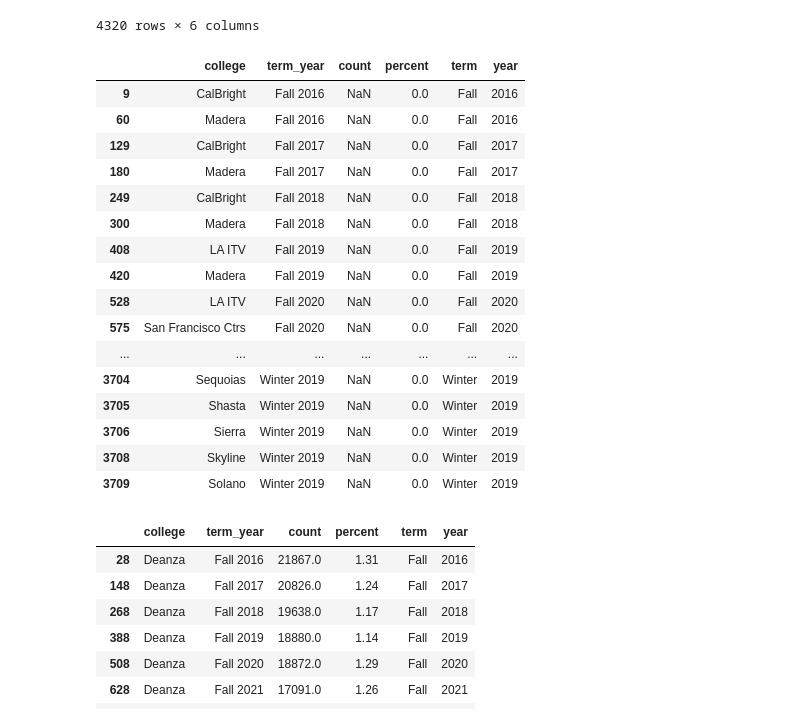
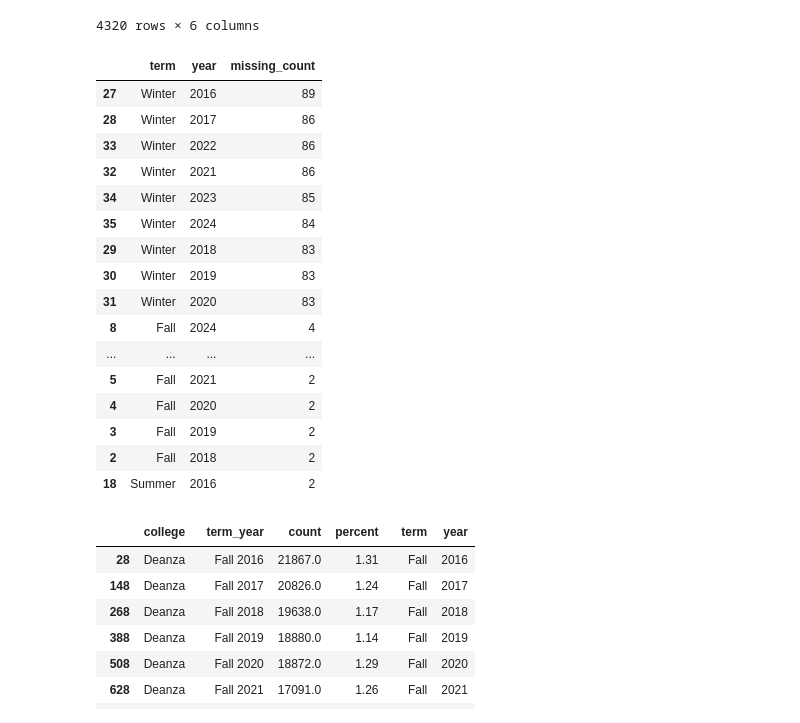
Before and after one commit to jcm-kang/ccc-enrollment-trends-2016-2024, a Jupyter notebook: California Community College Enrollment EDA 2016 - 2024.ipynb, the cells around one changed output. Drawn from its saved outputs; the diff is of its cells as text; code cells hidden in the pictures.

```diff
--- a/California Community College Enrollment EDA 2016 - 2024.ipynb
+++ b/California Community College Enrollment EDA 2016 - 2024.ipynb
@@ -124,27 +124,34 @@ count_ldf
 | 4319 | Yuba | Winter 2024 | NaN | 0.00 | Winter | 2024 |
 4320 rows × 6 columns
 # %%
-# check why there are NaNs - view full view
-with pd.option_context('display.max_rows', None):
-    display(count_ldf[count_ldf['count'].isna()])
+# check which terms have NaNs
+nan_terms = (
+    count_ldf[count_ldf['count'].isna()]
+    .groupby(['term', 'year'], as_index=False)
+    .size()
+    .rename(columns={'size': 'missing_count'})
+    .sort_values('missing_count', ascending=False)
+)
+
+display(nan_terms)
 # %% [output]
-|  | college | term_year | count | percent | term | year |
-| 9 | CalBright | Fall 2016 | NaN | 0.0 | Fall | 2016 |
-| 60 | Madera | Fall 2016 | NaN | 0.0 | Fall | 2016 |
-| 129 | CalBright | Fall 2017 | NaN | 0.0 | Fall | 2017 |
-| 180 | Madera | Fall 2017 | NaN | 0.0 | Fall | 2017 |
-| 249 | CalBright | Fall 2018 | NaN | 0.0 | Fall | 2018 |
-| 300 | Madera | Fall 2018 | NaN | 0.0 | Fall | 2018 |
-| 408 | LA ITV | Fall 2019 | NaN | 0.0 | Fall | 2019 |
-| 420 | Madera | Fall 2019 | NaN | 0.0 | Fall | 2019 |
-| 528 | LA ITV | Fall 2020 | NaN | 0.0 | Fall | 2020 |
-| 575 | San Francisco Ctrs | Fall 2020 | NaN | 0.0 | Fall | 2020 |
-| ... | ... | ... | ... | ... | ... | ... |
-| 3704 | Sequoias | Winter 2019 | NaN | 0.0 | Winter | 2019 |
-| 3705 | Shasta | Winter 2019 | NaN | 0.0 | Winter | 2019 |
-| 3706 | Sierra | Winter 2019 | NaN | 0.0 | Winter | 2019 |
-| 3708 | Skyline | Winter 2019 | NaN | 0.0 | Winter | 2019 |
-| 3709 | Solano | Winter 2019 | NaN | 0.0 | Winter | 2019 |
+|  | term | year | missing_count |
+| 27 | Winter | 2016 | 89 |
+| 28 | Winter | 2017 | 86 |
+| 33 | Winter | 2022 | 86 |
+| 32 | Winter | 2021 | 86 |
+| 34 | Winter | 2023 | 85 |
+| 35 | Winter | 2024 | 84 |
+| 29 | Winter | 2018 | 83 |
+| 30 | Winter | 2019 | 83 |
+| 31 | Winter | 2020 | 83 |
+| 8 | Fall | 2024 | 4 |
+| ... | ... | ... | ... |
+| 5 | Fall | 2021 | 2 |
+| 4 | Fall | 2020 | 2 |
+| 3 | Fall | 2019 | 2 |
+| 2 | Fall | 2018 | 2 |
+| 18 | Summer | 2016 | 2 |
 # %%
 count_ldf[count_ldf['college'] == 'Deanza']
 # %% [output]
```
Also changed, not shown: parts of 6 cells of this notebook.
